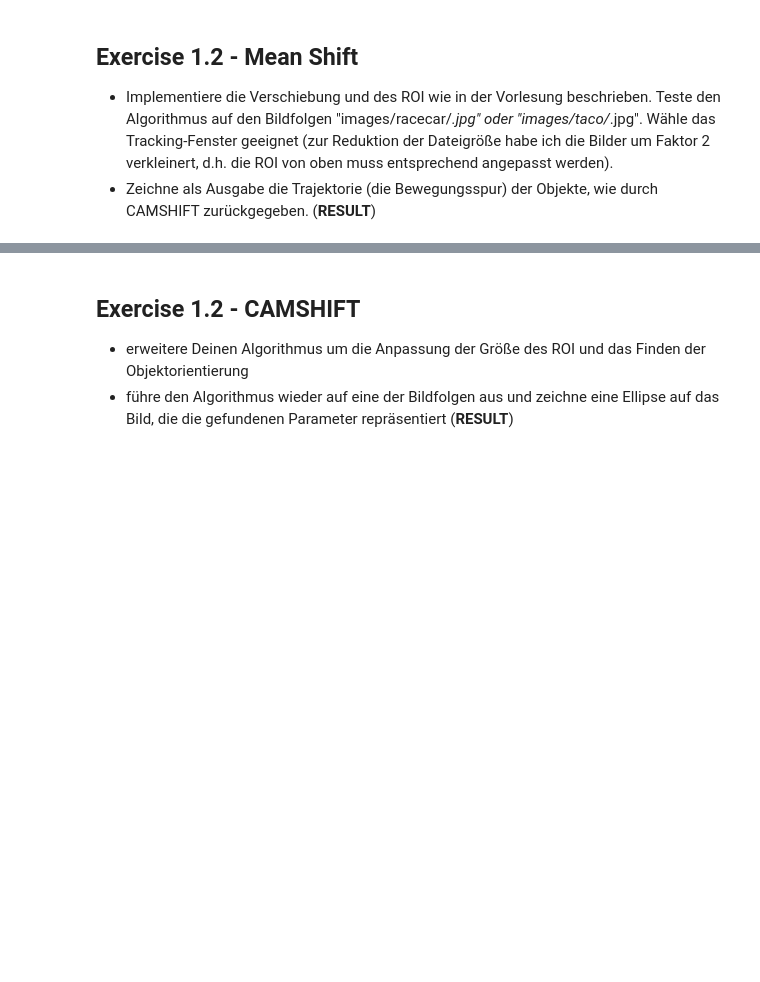
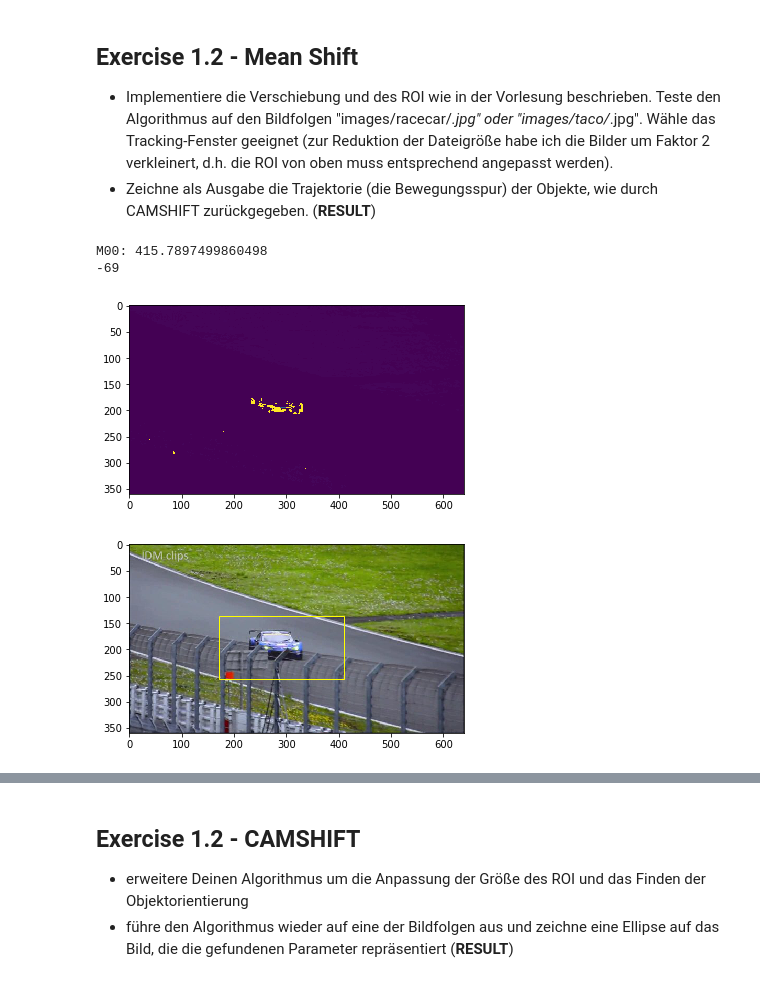
Before and after one commit to YJ14/Computer-Vision-2018, a Jupyter notebook: 02_CAMSHIFT.ipynb, the cells around one changed output, grey strips where cells are left out. Saved outputs shown, nothing was run; the diff lists cells and outputs as text; code cells hidden in the pictures; blank space fills up the shorter version.

```diff
--- a/02_CAMSHIFT.ipynb
+++ b/02_CAMSHIFT.ipynb
@@ -121,3 +157,63 @@ def drawROI(image, x, y, width, height, out = plt):
 ##  Exercise 1.2 - Mean Shift
 * Implementiere die Verschiebung und des ROI wie in der Vorlesung beschrieben. Teste den Algorithmus auf den Bildfolgen "images/racecar/*.jpg" oder "images/taco/*.jpg". Wähle das Tracking-Fenster geeignet (zur Reduktion der Dateigröße habe ich die Bilder um Faktor 2 verkleinert, d.h. die ROI von oben muss entsprechend angepasst werden).
 * Zeichne als Ausgabe die Trajektorie (die Bewegungsspur) der Objekte, wie durch CAMSHIFT zurückgegeben. (**RESULT**)
+# %%
+from skimage.filters import gaussian
+
+x = 310
+
+# M_SIZE_X = 160
+# M_SIZE_Y = 80
+# M_X = 320
+# M_Y = 200#
+
+M_SIZE_X = 240
+M_SIZE_Y = 120
+M_X = 240
+M_Y = 160
+
+def getMeanWindowPos(probDistribution, mX, mY, mWidth, mHeight):
+    height, width = probDistribution.shape
+
+    winX1 = mX + mWidth if mX + mWidth < width else width-1
+    winY1 = mY + mHeight if mY + mHeight < height else height-1
+
+    cropped = probDistribution[mY:winY1, mX:winX1]
+    smoothed = gaussian(cropped)
+    m00 = getM00(smoothed) + 0.0000001
+    print("M00: {}".format(m00))
+
+    height, width = smoothed.shape
+    xPos = 0
+    yPos = 0
+
+    for x in range (0, width):
+        for y in range (0, height):
+            prob = smoothed[y,x]
+            xPos += x * prob
+            yPos += y * prob
+
+    return int(round(xPos / m00) - (mWidth/2)), int(round(yPos / m00) - (mHeight/2))
+
+
+def meanShift(probDistr, px, py, M_SIZE_X, M_SIZE_Y):
+
+    while True:
+        wx,wy = getMeanWindowPos(probDistr, px, py, M_SIZE_X, M_SIZE_Y)
+        px = px + wx
+        py = py + wy
+        print(wx)
+        if wx < 2 and wy < 2:
+            return px,py
+
+def get_file_name(i):
+    if i < 10:
+        return "images/racecar/00" + str(i) + ".jpeg"
+    if i < 100:
+        return "images/racecar/0" + str(i) + ".jpeg"
+    return "images/racecar/" + str(i) + ".jpeg"
+# %% [output]
+M00: 415.7897499860498
+-69
+[figure, added]
+[figure, added]
```
Also changed, not shown: parts of 4 cells of this notebook.
